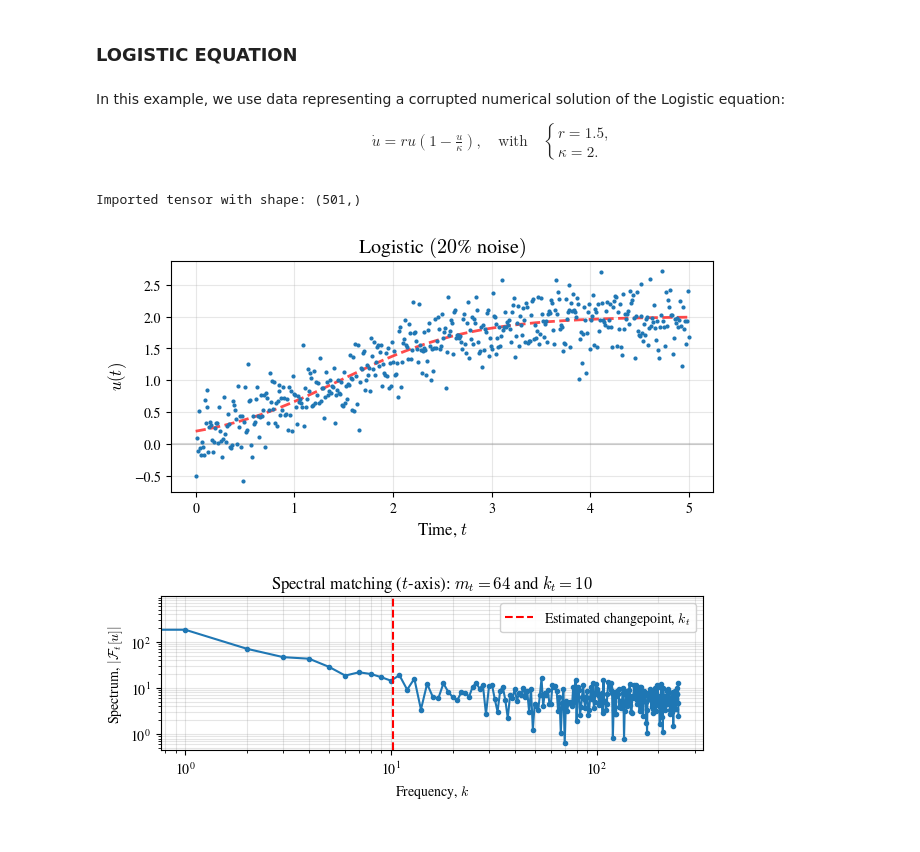
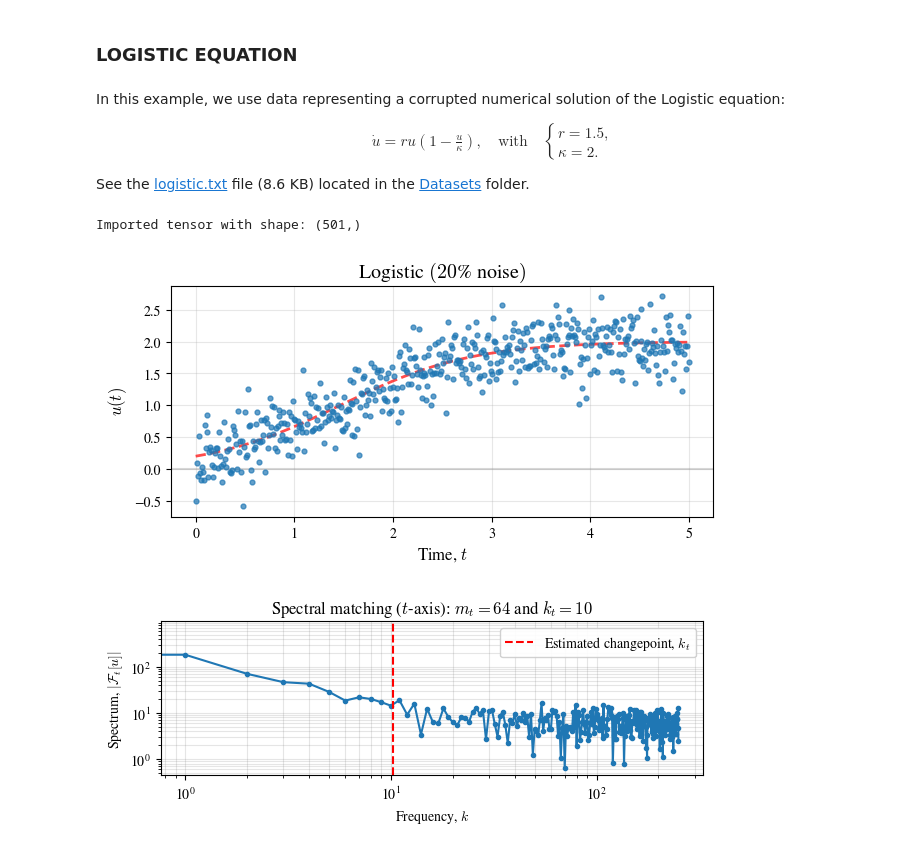
Before and after one commit to SethMinor/PyWSINDy-for-PDEs, a Jupyter notebook: dev/wsindy_dev.ipynb, the cells around one changed output. Drawn from its saved outputs; the diff is of its cells as text; code cells hidden in the pictures.

```diff
--- a/dev/wsindy_dev.ipynb
+++ b/dev/wsindy_dev.ipynb
@@ -666,36 +667,37 @@ $$
   \end{cases}
 \end{align*}
 $$
+See the [logistic.txt](../Datasets/logistic.txt) file (8.6 KB) located in the [Datasets](../Datasets) folder.
 # %%
 # Add observation noise?
 noise = 0.2
 # %%
 # IMPORT THE DATA
 data_path = '../Datasets/logistic.txt'
 torch.manual_seed(0);
 
 # Read in CSV data
 U0 = torch.tensor(np.loadtxt(data_path, delimiter=','))
 U = U0 if noise == 0 else add_noise(U0, noise)
 print(f"Imported tensor with shape: {U.numpy().shape}")
 
 # Time
 [T, Nt] = [5, 501]
 t = torch.linspace(0, T, Nt)
 
 # Preview the data
 plt.figure(figsize=(7,3))
 plt.axhline(0, color='gray', alpha=0.3)
 plt.plot(t, U0, '--', color='r', lw=2, alpha=0.7)
-plt.plot(t, U, '.', ms=4)
+plt.plot(t, U, '.', ms=7, alpha=0.7)
 plt.xlabel('Time, $t$')
 plt.ylabel('$u(t)$')
 plt.title(f'Logistic $({noise*100:.0f}$% noise$)$')
 plt.grid(True, alpha=0.3)
 plt.show()
 # %% [output]
 Imported tensor with shape: (501,)
-[figure, old version]
+[figure, new version]
 # %%
 # Temporal grid
 grid = [t]
```
Also changed, not shown: parts of 45 cells of this notebook, 3 other files.
